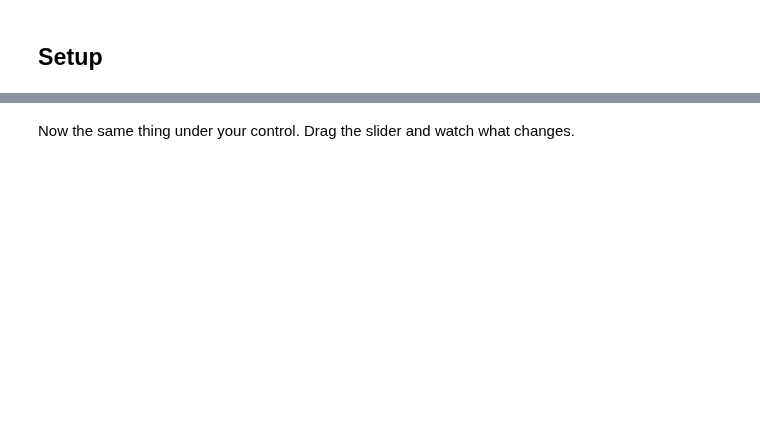
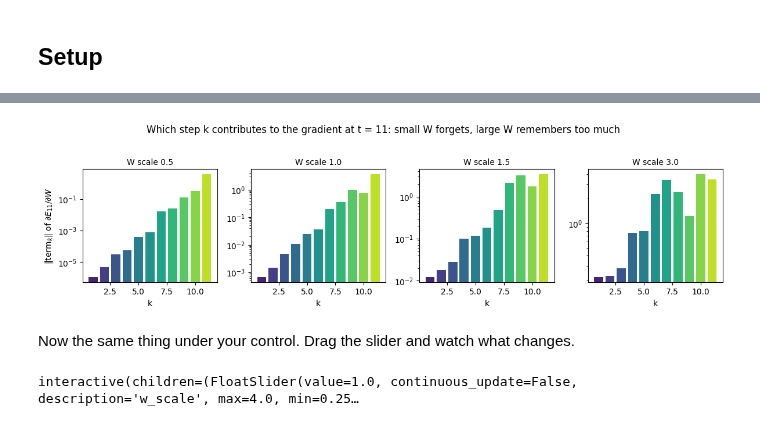
Before and after one commit to DL4CV-NPTEL/2026, a Jupyter notebook: notebooks/Week 7/W07_L2_Backpropagation_in_RNNs.ipynb, the cells around one changed output, grey strips where cells are left out. Saved outputs shown, nothing was run; the diff lists cells and outputs as text; code cells hidden in the pictures; blank space fills up the shorter version.

```diff
--- a/notebooks/Week 7/W07_L2_Backpropagation_in_RNNs.ipynb
+++ b/notebooks/Week 7/W07_L2_Backpropagation_in_RNNs.ipynb
@@ -369,0 +348,24 @@ plt.tight_layout(); plt.show()
+# %%
+from torch.autograd.functional import jacobian
+
+def step(h_prev, x):
+    '''One recurrence step with the global parameters.'''
+    return torch.tanh(U @ x + W @ h_prev + b)
+
+def jac_tanh_step(h_next, W):
+    '''Closed-form Jacobian dh_j/dh_{j-1} = diag(1 - h_j^2) W for a tanh recurrence.'''
+    return torch.diag(1 - h_next ** 2) @ W
+
+hs = [h.detach() for h in rnn_forward(P, xs)[0]]
+J_auto = jacobian(lambda h: step(h, xs[1]), hs[0])
+J_closed = jac_tanh_step(hs[1], W)
+assert torch.allclose(J_auto, J_closed, atol=1e-5), 'Jacobian closed form is wrong'
+print(f'diag(1 - h^2) W  vs  autograd Jacobian : max |difference| = {(J_auto - J_closed).abs().max():.2e}')
+print(f'Jacobian shape {tuple(J_closed.shape)}, one row per unit of h_j, one column per unit of h_(j-1)')
+
+# Jacobians compose: dh3/dh1 == (dh3/dh2) (dh2/dh1)
+J21 = jacobian(lambda h: step(h, xs[2]), hs[1])
+J32 = jacobian(lambda h: step(h, xs[3]), hs[2])
+J31 = jacobian(lambda h: step(step(h, xs[2]), xs[3]), hs[1])
+assert torch.allclose(J31, J32 @ J21, atol=1e-5), 'Jacobians do not compose'
+print(f'dh3/dh1 vs (dh3/dh2)(dh2/dh1)           : max |difference| = {(J31 - J32 @ J21).abs().max():.2e}')
@@ -370,2 +541,39 @@ plt.tight_layout(); plt.show()
+# %%
+D2, H2, C2, T2 = 3, 8, 4, 12
+set_seed(3)
+xs2 = torch.randn(T2, D2, device=device)
+ys2 = torch.randint(0, C2, (T2,), device=device)
+
+def term_profile(w_scale, t, seed=0):
+    '''|term_k| for k = 0..t of dE_t/dW on a random model with recurrent weight scale w_scale.'''
+    P2 = init_params(D2, H2, C2, w_scale=w_scale / math.sqrt(H2), seed=seed)
+    return bptt_explicit(P2, xs2, ys2, t)[3][1:]          # drop the k = 0 term, which is identically zero
+
+scales = [0.5, 1.0, 1.5, 3.0]
+fig, axes = plt.subplots(1, len(scales), figsize=(12, 3.2), sharey=False)
+for ax, s in zip(axes, scales):
+    prof = term_profile(s, T2 - 1)
+    ax.bar(range(1, T2), prof, color=plt.cm.viridis(np.linspace(0.1, 0.9, T2 - 1)))
+    ax.set_yscale('log'); ax.set_xlabel('k'); ax.set_title(f'W scale {s}', fontsize=10)
+axes[0].set_ylabel(r'$\|\mathrm{term}_k\|$ of $\partial E_{11}/\partial W$')
+fig.suptitle('Which step k contributes to the gradient at t = 11: small W forgets, large W remembers too much', y=1.03)
+plt.tight_layout(); plt.show()
+# %% [output]
+[figure, added]
 # %% [markdown]
 Now the same thing under your control. Drag the slider and watch what changes.
+# %%
+def term_widget(w_scale=1.0, t=11):
+    prof = term_profile(w_scale, t)
+    fig, ax = plt.subplots(figsize=(7, 3.4))
+    ax.bar(range(1, t + 1), prof, color=plt.cm.viridis(np.linspace(0.1, 0.9, t)))
+    ax.set_yscale('log'); ax.set_xlabel('k (the step whose copy of W the term comes from)')
+    ax.set_ylabel(r'$\|\mathrm{term}_k\|$')
+    ax.set_title(f'W scale {w_scale:.2f}, t = {t}: earliest / latest term = {prof[0] / prof[-1]:.2e}')
+    plt.tight_layout(); plt.show()
+
+interact(term_widget,
+         w_scale=FloatSlider(min=0.25, max=4.0, step=0.25, value=1.0, continuous_update=False),
+         t=IntSlider(min=1, max=T2 - 1, step=1, value=T2 - 1, continuous_update=False));
+# %% [output]
+interactive(children=(FloatSlider(value=1.0, continuous_update=False, description='w_scale', max=4.0, min=0.25…
```
Also changed, not shown: parts of 87 cells of this notebook, 3 other files.
